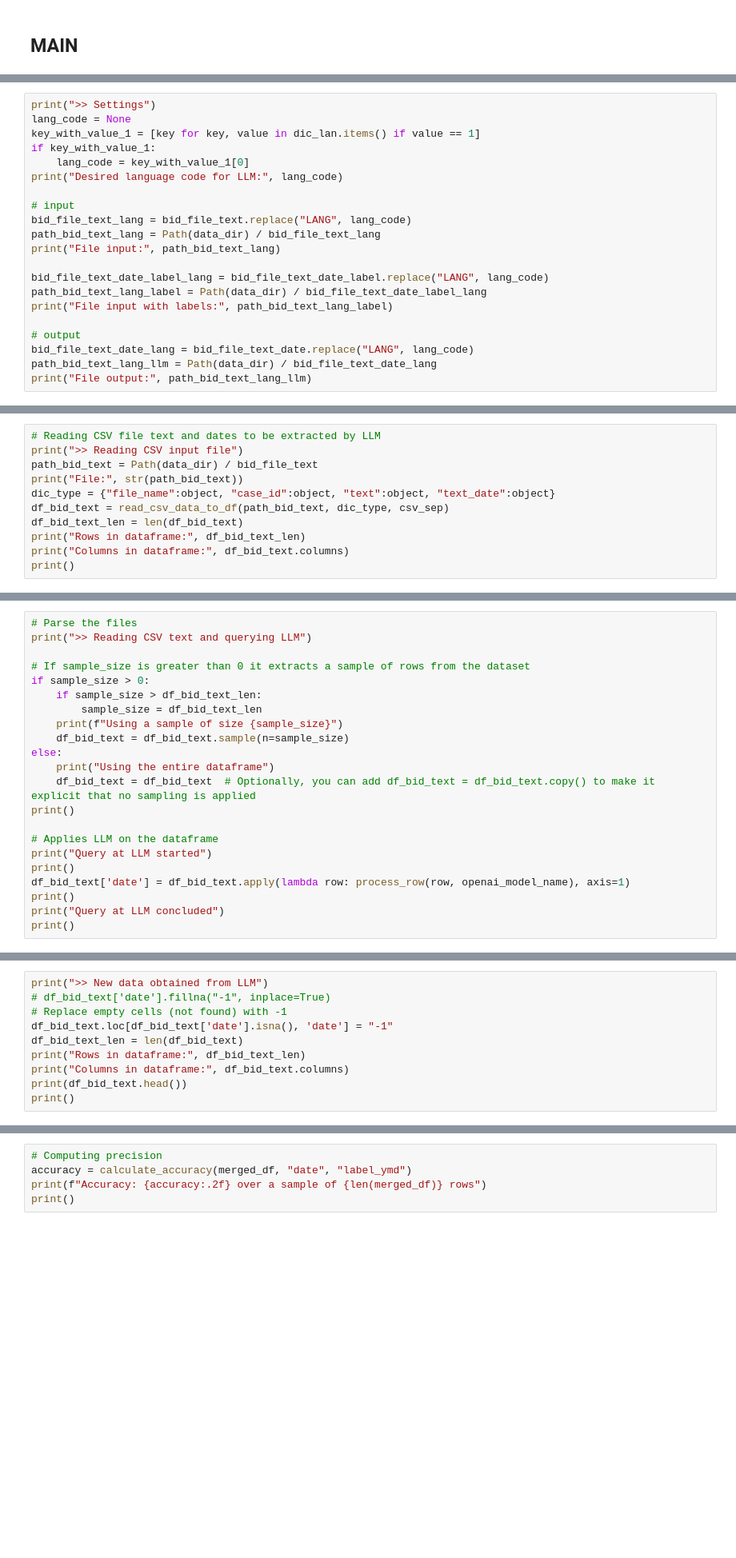
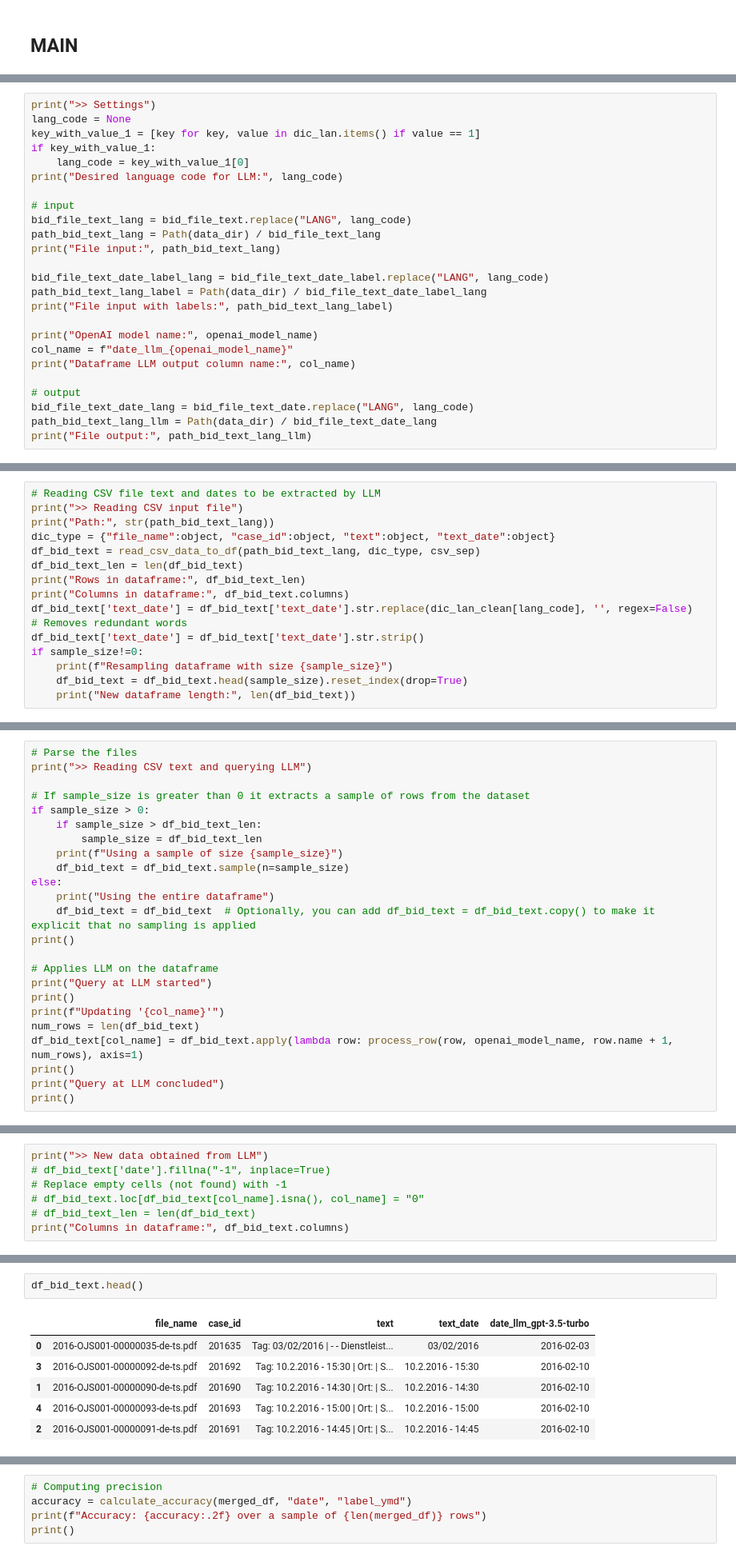
Before and after one commit to roberto-nai/TED-OD-LLM, a Jupyter notebook: 02_read_date_OPENAI.ipynb, the cells around one changed output, grey strips where cells are left out. Shown at 80% size. Cells and saved outputs as stored; diff of their text form; blank space fills up the shorter version.

```diff
--- a/02_read_date_OPENAI.ipynb
+++ b/02_read_date_OPENAI.ipynb
@@ -142,6 +147,10 @@ bid_file_text_date_label_lang = bid_file_text_date_label.replace("LANG", lang_co
 path_bid_text_lang_label = Path(data_dir) / bid_file_text_date_label_lang
 print("File input with labels:", path_bid_text_lang_label)
 
+print("OpenAI model name:", openai_model_name)
+col_name = f"date_llm_{openai_model_name}"
+print("Dataframe LLM output column name:", col_name)
+
 # output
 bid_file_text_date_lang = bid_file_text_date.replace("LANG", lang_code)
 path_bid_text_lang_llm = Path(data_dir) / bid_file_text_date_lang
@@ -168,11 +179,15 @@ File created with header: data/ted_log_pdf_llm.csv
 # %%
 # Reading CSV file text and dates to be extracted by LLM
 print(">> Reading CSV input file")
-path_bid_text = Path(data_dir) / bid_file_text
-print("File:", str(path_bid_text))
+print("Path:", str(path_bid_text_lang))
 dic_type = {"file_name":object, "case_id":object, "text":object, "text_date":object}
-df_bid_text = read_csv_data_to_df(path_bid_text, dic_type, csv_sep)
+df_bid_text = read_csv_data_to_df(path_bid_text_lang, dic_type, csv_sep)
 df_bid_text_len = len(df_bid_text)
 print("Rows in dataframe:", df_bid_text_len)
 print("Columns in dataframe:", df_bid_text.columns)
-print()
+df_bid_text['text_date'] = df_bid_text['text_date'].str.replace(dic_lan_clean[lang_code], '', regex=False)  # Removes redundant words
+df_bid_text['text_date'] = df_bid_text['text_date'].str.strip()
+if sample_size!=0:
+    print(f"Resampling dataframe with size {sample_size}")
+    df_bid_text = df_bid_text.head(sample_size).reset_index(drop=True)
+    print("New dataframe length:", len(df_bid_text))
@@ -213,7 +260,9 @@ print()
 # Applies LLM on the dataframe
 print("Query at LLM started")
 print()
-df_bid_text['date'] = df_bid_text.apply(lambda row: process_row(row, openai_model_name), axis=1)
+print(f"Updating '{col_name}'")
+num_rows = len(df_bid_text)
+df_bid_text[col_name] = df_bid_text.apply(lambda row: process_row(row, openai_model_name, row.name + 1, num_rows), axis=1)
 print()
 print("Query at LLM concluded")
 print()
@@ -221,9 +288,6 @@ print()
 print(">> New data obtained from LLM")
 # df_bid_text['date'].fillna("-1", inplace=True)
 # Replace empty cells (not found) with -1
-df_bid_text.loc[df_bid_text['date'].isna(), 'date'] = "-1"
-df_bid_text_len = len(df_bid_text)
-print("Rows in dataframe:", df_bid_text_len)
+# df_bid_text.loc[df_bid_text[col_name].isna(), col_name] = "0"
+# df_bid_text_len = len(df_bid_text)
 print("Columns in dataframe:", df_bid_text.columns)
-print(df_bid_text.head())
-print()
@@ -230,3 +304,12 @@ print()
+# %%
+df_bid_text.head()
+# %% [output]
+|  | file_name | case_id | text | text_date | date_llm_gpt-3.5-turbo |
+| 0 | 2016-OJS001-00000035-de-ts.pdf | 201635 | Tag: 03/02/2016 | - - Dienstleist... | 03/02/2016 | 2016-02-03 |
+| 3 | 2016-OJS001-00000092-de-ts.pdf | 201692 | Tag: 10.2.2016 - 15:30 | Ort: | S... | 10.2.2016 - 15:30 | 2016-02-10 |
+| 1 | 2016-OJS001-00000090-de-ts.pdf | 201690 | Tag: 10.2.2016 - 14:30 | Ort: | S... | 10.2.2016 - 14:30 | 2016-02-10 |
+| 4 | 2016-OJS001-00000093-de-ts.pdf | 201693 | Tag: 10.2.2016 - 15:00 | Ort: | S... | 10.2.2016 - 15:00 | 2016-02-10 |
+| 2 | 2016-OJS001-00000091-de-ts.pdf | 201691 | Tag: 10.2.2016 - 14:45 | Ort: | S... | 10.2.2016 - 14:45 | 2016-02-10 |
 # %%
 # Create a file with the texts extracted from the PDFs
 print(">> Saving bid opening texts and dates")
```
Also changed, not shown: parts of 16 cells of this notebook, 4 other files.
